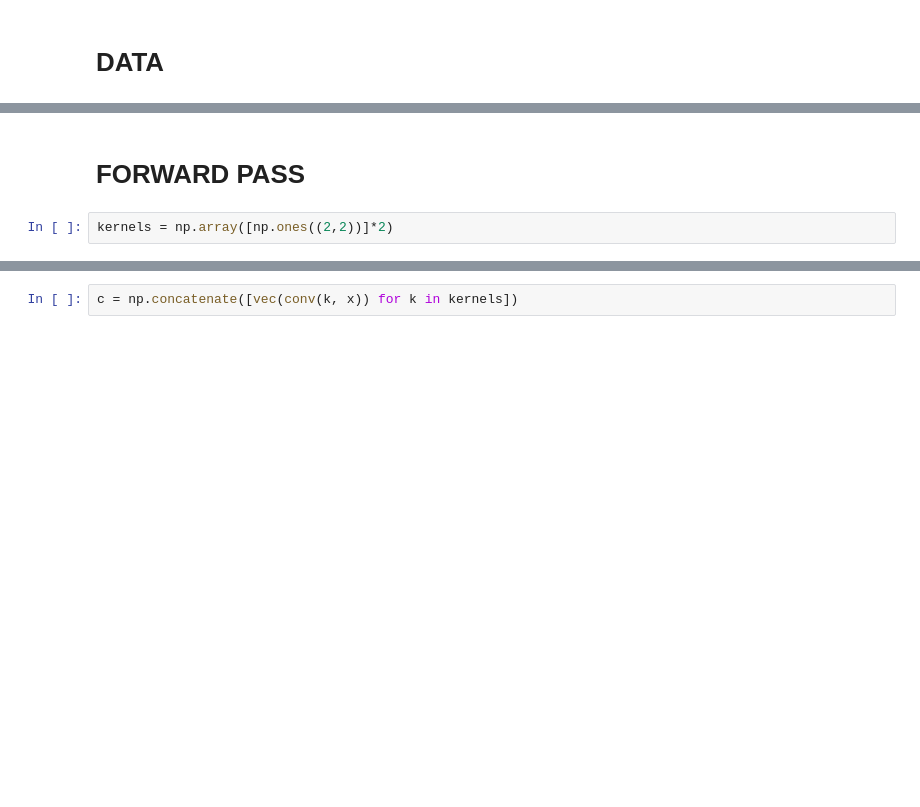
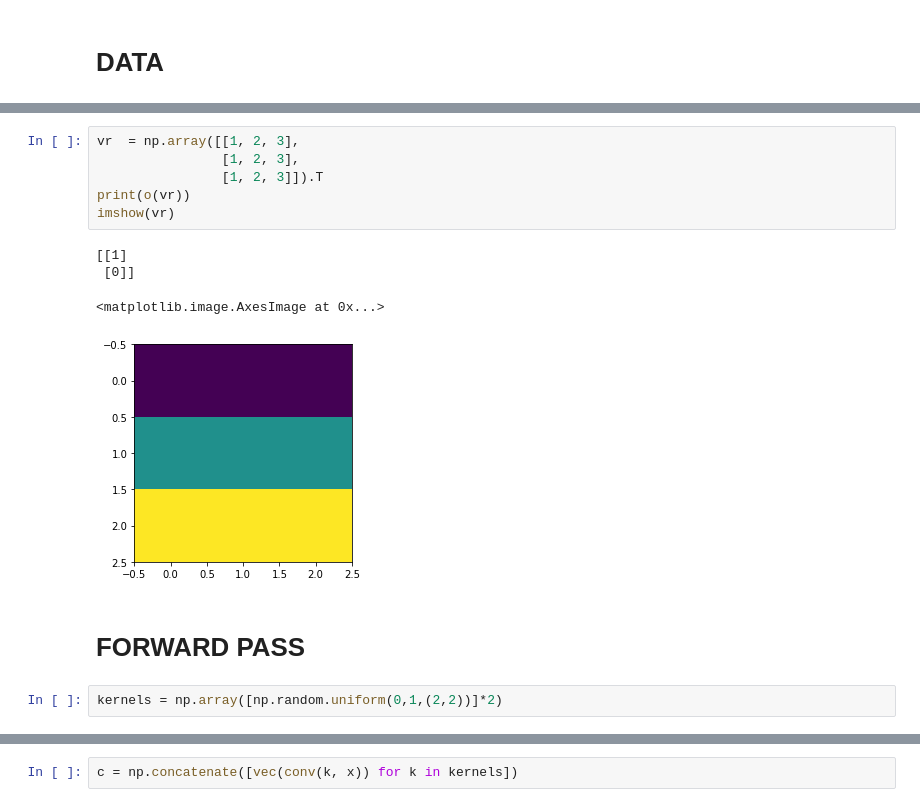
Before and after one commit to 8const/convnet_second_attempt, a Jupyter notebook: smol_model.ipynb, the cells around one changed output, grey strips where cells are left out. Drawn from its saved outputs; the diff is of its cells as text; blank space fills up the shorter version.

```diff
--- a/smol_model.ipynb
+++ b/smol_model.ipynb
@@ -97,7 +132,18 @@ data = [(inpt := i(), o(inpt)) for _ in range(4)]
+# %%
+vr  = np.array([[1, 2, 3],
+                [1, 2, 3],
+                [1, 2, 3]]).T
+print(o(vr))
+imshow(vr)
+# %% [output]
+[[1]
+ [0]]
+<matplotlib.image.AxesImage at 0x...>
+[figure, added]
 # %% [markdown]
 # FORWARD PASS
 # %%
-kernels = np.array([np.ones((2,2))]*2)
+kernels = np.array([np.random.uniform(0,1,(2,2))]*2)
 # %%
 x = data[0][0]
 imshow(x)
```
Also changed, not shown: parts of 38 cells of this notebook.
